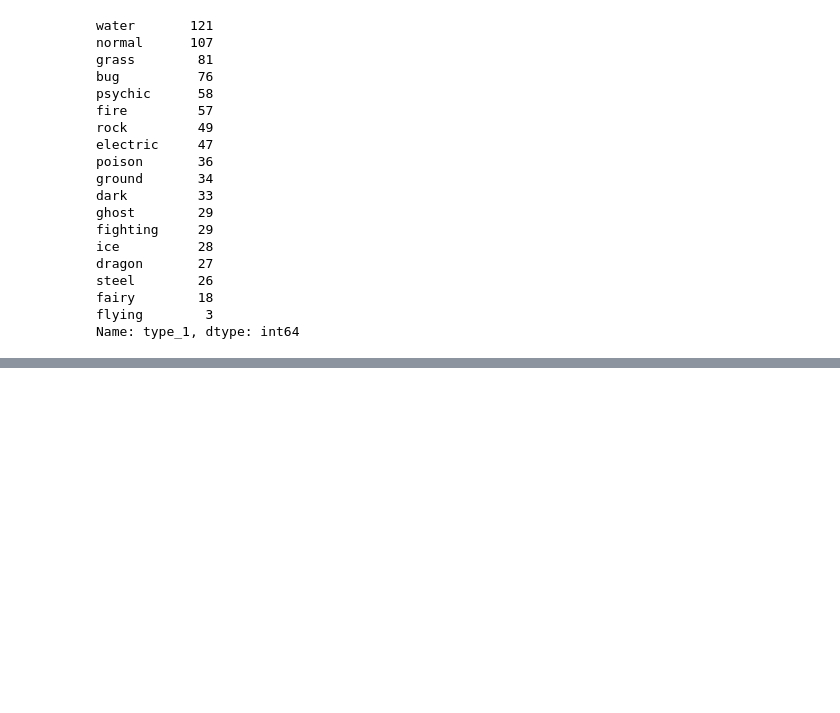
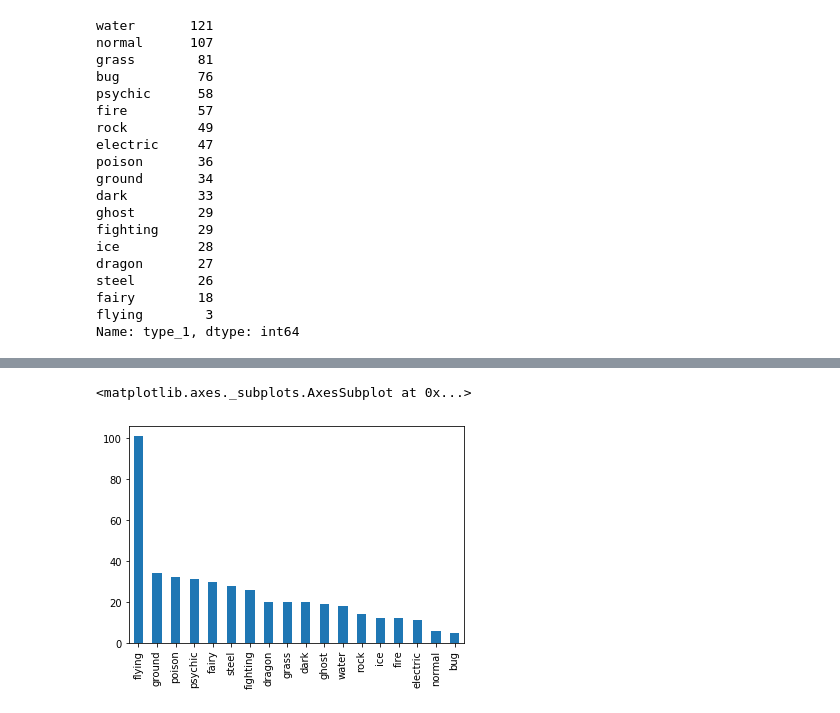
Before and after one commit to Johnxjp/poke-ml, a Jupyter notebook: notebooks/eda.ipynb, the cells around one changed output, grey strips where cells are left out. Cells and saved outputs as stored; diff of their text form; code cells hidden in the pictures; blank space fills up the shorter version.

```diff
--- a/notebooks/eda.ipynb
+++ b/notebooks/eda.ipynb
@@ -69,0 +73,5 @@ Name: type_2, dtype: int64
+# %%
+count_type_2.plot.bar()
+# %% [output]
+<matplotlib.axes._subplots.AxesSubplot at 0x...>
+[figure, added]
```
Also changed, not shown: parts of 4 cells of this notebook, 12 other files.
